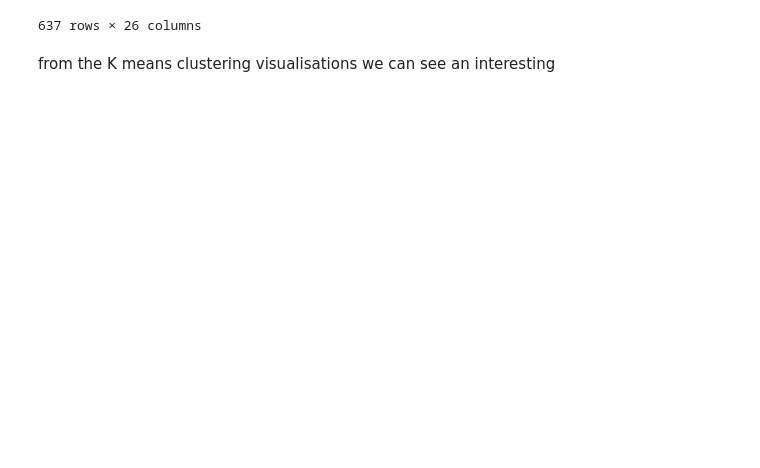
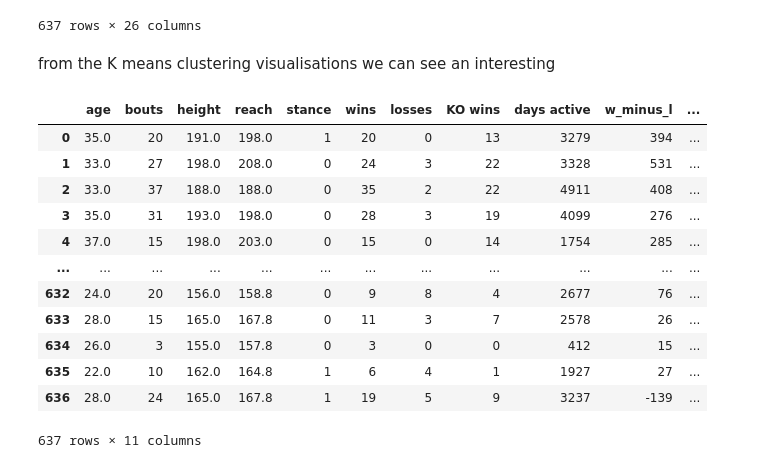
Before and after one commit to smbalf/boxrec-analysis, a Jupyter notebook: main_analysis.ipynb, the cells around one changed output. Saved outputs shown, nothing was run; the diff lists cells and outputs as text; code cells hidden in the pictures; blank space fills up the shorter version.

```diff
--- a/main_analysis.ipynb
+++ b/main_analysis.ipynb
@@ -298,3 +298,21 @@ for name, group in grouped_df:
     age_outlier_count = age_outliers.count()
 
     print(f'{div_list[name]}: height outliers: {height_outlier_count.height} - age outliers: {age_outlier_count.age}')
+# %%
+X = preproc_ds[['age', 'bouts', 'height', 'reach', 'stance', 'wins', 'losses', 'KO wins', 'days active', 'w_minus_l','opp_win_pct']]
+
+X
+# %% [output]
+|  | age | bouts | height | reach | stance | wins | losses | KO wins | days active | w_minus_l | ... |
+| 0 | 35.0 | 20 | 191.0 | 198.0 | 1 | 20 | 0 | 13 | 3279 | 394 | ... |
+| 1 | 33.0 | 27 | 198.0 | 208.0 | 0 | 24 | 3 | 22 | 3328 | 531 | ... |
+| 2 | 33.0 | 37 | 188.0 | 188.0 | 0 | 35 | 2 | 22 | 4911 | 408 | ... |
+| 3 | 35.0 | 31 | 193.0 | 198.0 | 0 | 28 | 3 | 19 | 4099 | 276 | ... |
+| 4 | 37.0 | 15 | 198.0 | 203.0 | 0 | 15 | 0 | 14 | 1754 | 285 | ... |
+| ... | ... | ... | ... | ... | ... | ... | ... | ... | ... | ... | ... |
+| 632 | 24.0 | 20 | 156.0 | 158.8 | 0 | 9 | 8 | 4 | 2677 | 76 | ... |
+| 633 | 28.0 | 15 | 165.0 | 167.8 | 0 | 11 | 3 | 7 | 2578 | 26 | ... |
+| 634 | 26.0 | 3 | 155.0 | 157.8 | 0 | 3 | 0 | 0 | 412 | 15 | ... |
+| 635 | 22.0 | 10 | 162.0 | 164.8 | 1 | 6 | 4 | 1 | 1927 | 27 | ... |
+| 636 | 28.0 | 24 | 165.0 | 167.8 | 1 | 19 | 5 | 9 | 3237 | -139 | ... |
+637 rows × 11 columns
```
Also changed, not shown: parts of 7 cells of this notebook.
